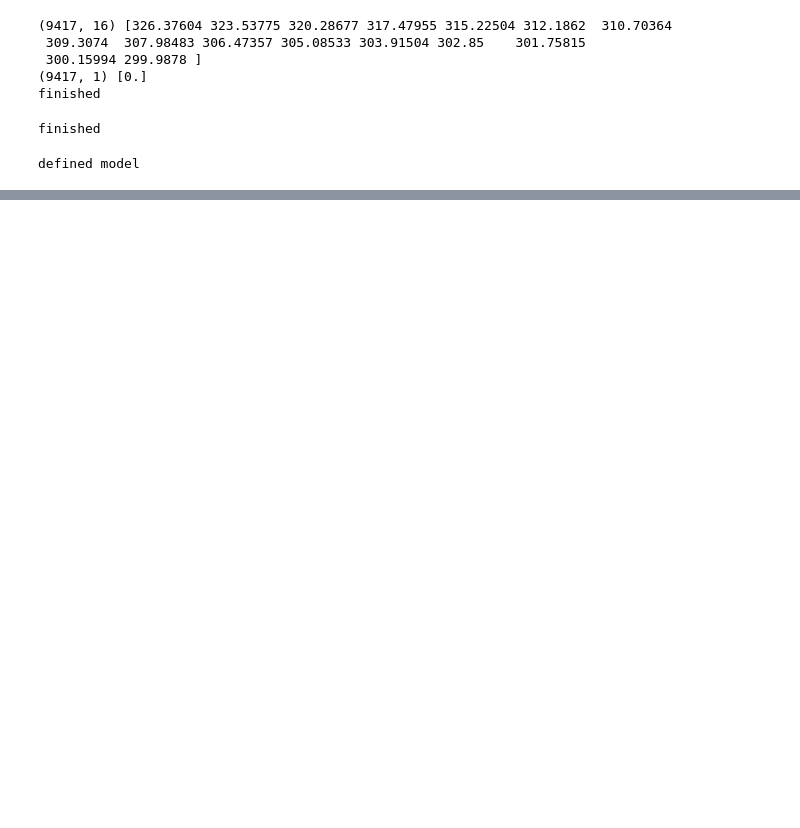
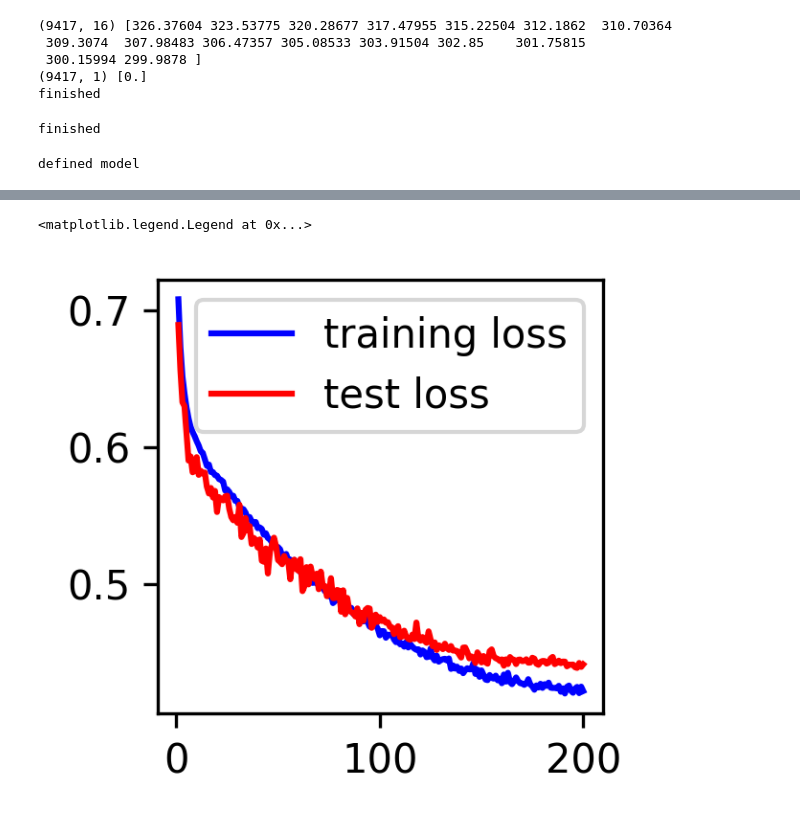
Before and after one commit to HuangJin-De/Machine-Learning-in-Atmospheric-Thermodynamics, a Jupyter notebook: hw03/hw03.ipynb, the cells around one changed output, grey strips where cells are left out. Drawn from its saved outputs; the diff is of its cells as text; code cells hidden in the pictures; blank space fills up the shorter version.

```diff
--- a/hw03/hw03.ipynb
+++ b/hw03/hw03.ipynb
@@ -201,0 +192,9 @@ Accuracy: 78.0%, Avg loss: 0.438515
+# %%
+import matplotlib.pyplot as plt
+
+fig,ax=plt.subplots(figsize=(2,2),dpi=300)
+ax.plot(np.arange(1,epochs+1),train_loss,'b',np.arange(1,epochs+1),test_loss,'r')
+plt.legend(["training loss","test loss"])
+# %% [output]
+<matplotlib.legend.Legend at 0x...>
+[figure, added]
```
Also changed, not shown: parts of 4 cells of this notebook.
